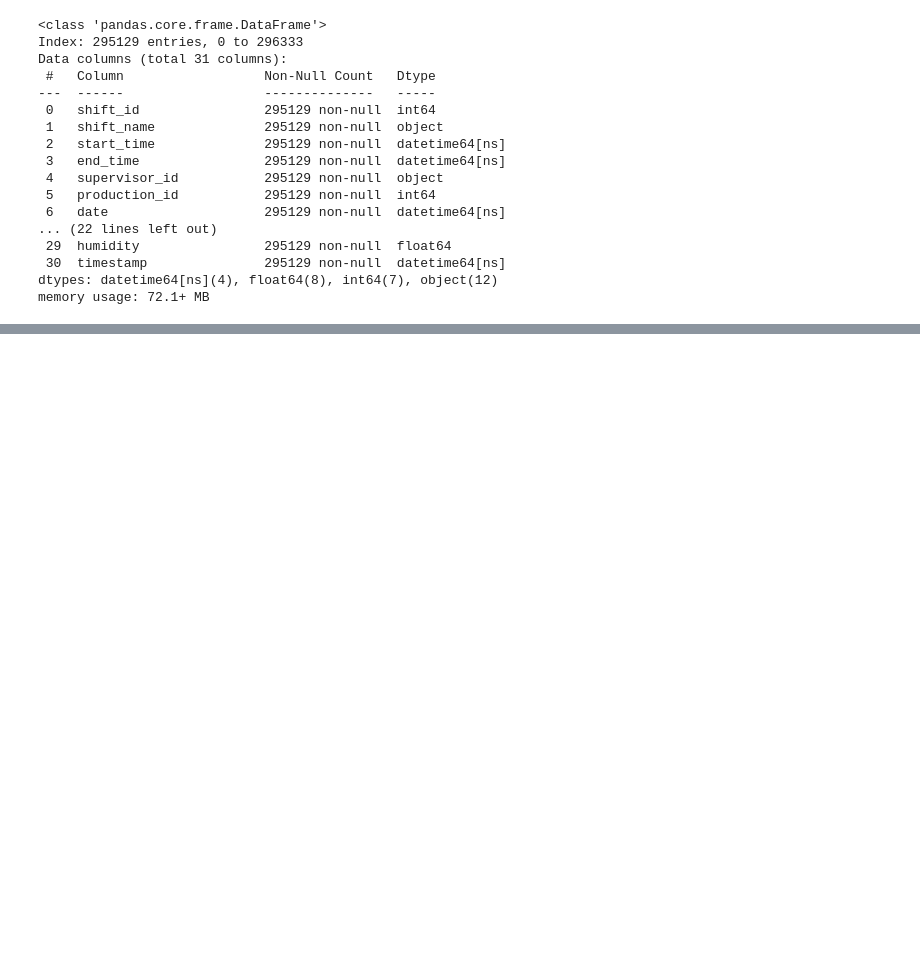
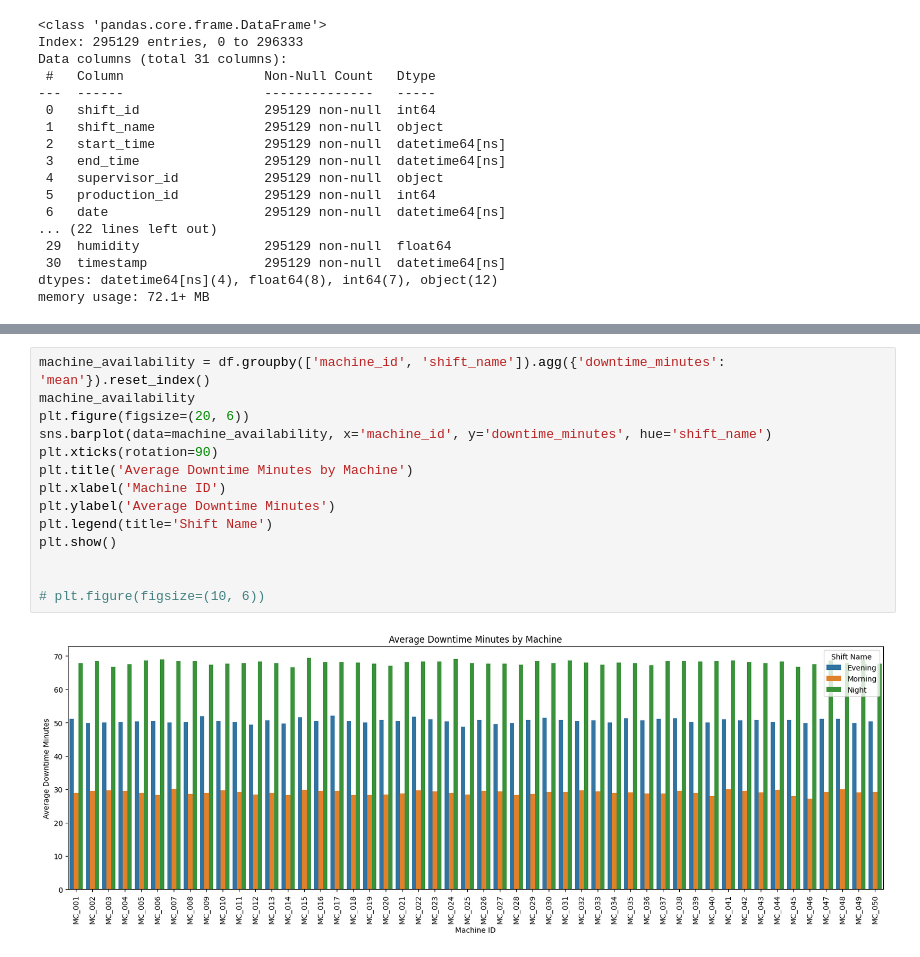
Before and after one commit to mrDanbatta/Shift_performace_project, a Jupyter notebook: shift_performance_notebook.ipynb, the cells around one changed output, grey strips where cells are left out. Saved outputs shown, nothing was run; the diff lists cells and outputs as text; blank space fills up the shorter version.

```diff
--- a/shift_performance_notebook.ipynb
+++ b/shift_performance_notebook.ipynb
@@ -363,0 +423,16 @@ AttributeError: 'Timedelta' object has no attribute 'dt'
+# %%
+machine_availability = df.groupby(['machine_id', 'shift_name']).agg({'downtime_minutes': 'mean'}).reset_index()
+machine_availability
+plt.figure(figsize=(20, 6))
+sns.barplot(data=machine_availability, x='machine_id', y='downtime_minutes', hue='shift_name')
+plt.xticks(rotation=90)
+plt.title('Average Downtime Minutes by Machine')
+plt.xlabel('Machine ID')
+plt.ylabel('Average Downtime Minutes')
+plt.legend(title='Shift Name')
+plt.show()
+
+
+# plt.figure(figsize=(10, 6))
+# %% [output]
+[figure, added]
```
Also changed, not shown: parts of 5 cells of this notebook.
